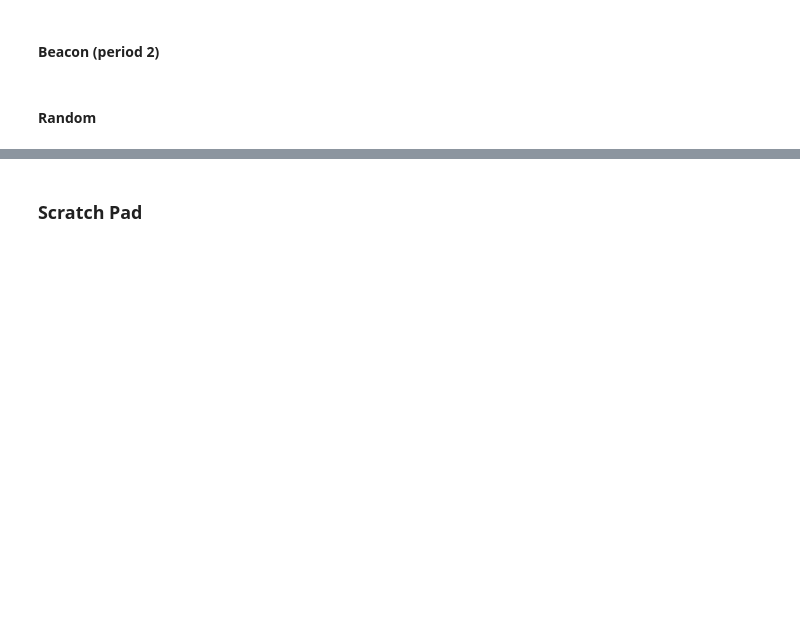
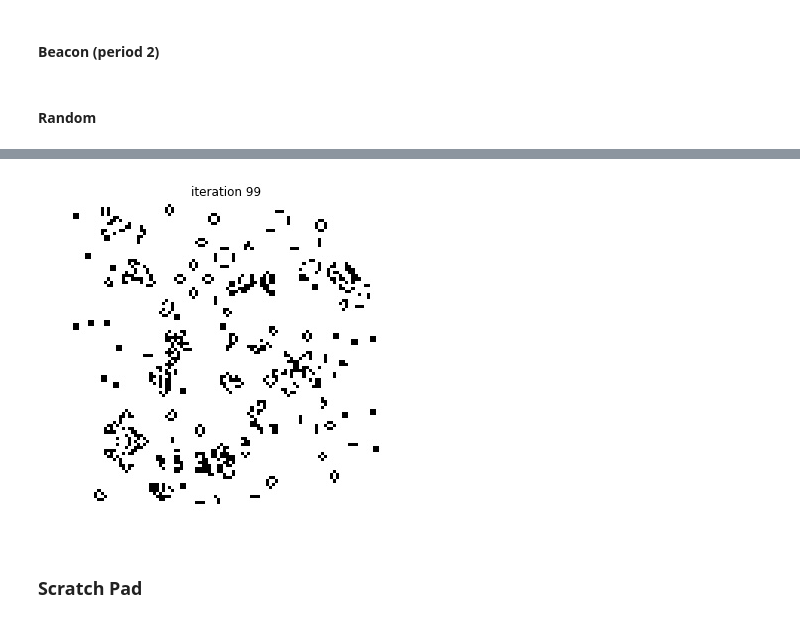
Before and after one commit to kechan/PyTorchPlayground, a Jupyter notebook: Conway's Game of Life PyTorch Implementation.ipynb, the cells around one changed output, grey strips where cells are left out. Saved outputs shown, nothing was run; the diff lists cells and outputs as text; code cells hidden in the pictures; blank space fills up the shorter version.

```diff
--- a/Conway's Game of Life PyTorch Implementation.ipynb
+++ b/Conway's Game of Life PyTorch Implementation.ipynb
@@ -181,19 +197,21 @@ plt.imshow(np.squeeze(x_random.numpy()), cmap='gray')
 # %%
 num_iteration = 100
 
-#a = x_random
+# a = x_random
 
 try:
     for i in range(num_iteration):
         a = evolve(a, kernel)
 
 #         time.sleep(0.5)
 
-        vis_stream(1-np.squeeze(a.numpy()), i)
+        vis_stream(1-np.squeeze(a.cpu().numpy()), i)
         IPython.display.clear_output(wait=True)
 except KeyboardInterrupt:
     plt.close()
     print("Stream stopped.")
+# %% [output]
+[figure, added]
 # %% [markdown]
 ### Scratch Pad
 # %%
```
Also changed, not shown: parts of 2 cells of this notebook.
